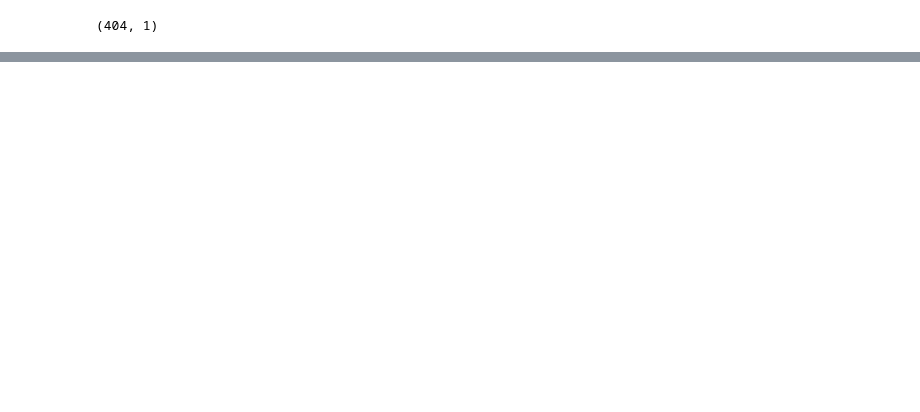
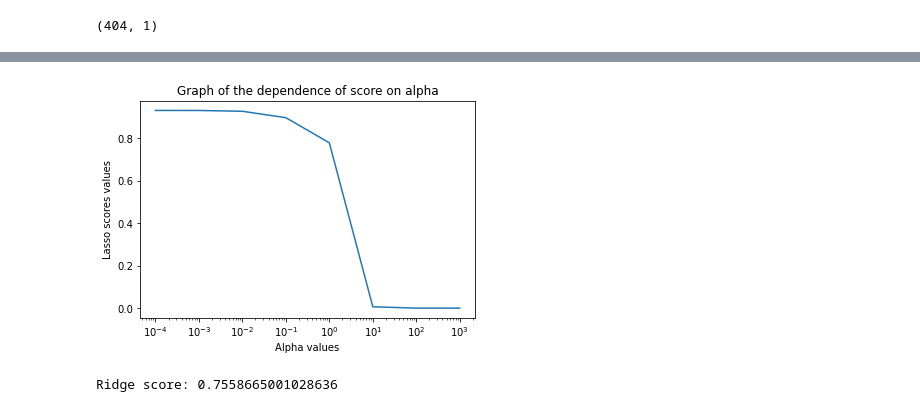
Before and after one commit to Marcin279/Machine_Learning, a Jupyter notebook: lab5_regularization/regularization.ipynb, the cells around one changed output, grey strips where cells are left out. Saved outputs shown, nothing was run; the diff lists cells and outputs as text; code cells hidden in the pictures; blank space fills up the shorter version.

```diff
--- a/lab5_regularization/regularization.ipynb
+++ b/lab5_regularization/regularization.ipynb
@@ -141,0 +210,30 @@ poly_model.fit_transform(X)
+# %%
+# Lasso tested by alpha parameter
+
+alpha_values = [10**i for i in range(-4, 4)]
+score_lasso_values = [] # result
+
+for el in alpha_values:
+    lasso_tmp = Lasso(alpha=el)
+    lasso_tmp.fit(X_train, Y_train)
+    score_tmp = lasso_tmp.score(X_train, Y_train)
+    score_lasso_values.append(score_tmp)
+# %%
+# Dependency lasso score of alpha parameter
+fig, ax = plt.subplots()
+ax.semilogx(alpha_values, score_lasso_values)
+ax.set_xlabel("Alpha values")
+ax.set_ylabel("Lasso scores values")
+ax.set_title("Graph of the dependence of score on alpha")
+plt.show()
+# %% [output]
+[figure, added]
+# %%
+# Ridge model
+ridge_measure = Lasso(alpha=0.1)
+ridge_measure.fit(X_train, Y_train)
+y_pred_ridge = ridge_measure.predict(X_test)
+
+print(f"Ridge score: {ridge_measure.score(X_test, Y_test)}")
+# %% [output]
+Ridge score: 0.7558665001028636
```
Also changed, not shown: parts of 40 cells of this notebook.
